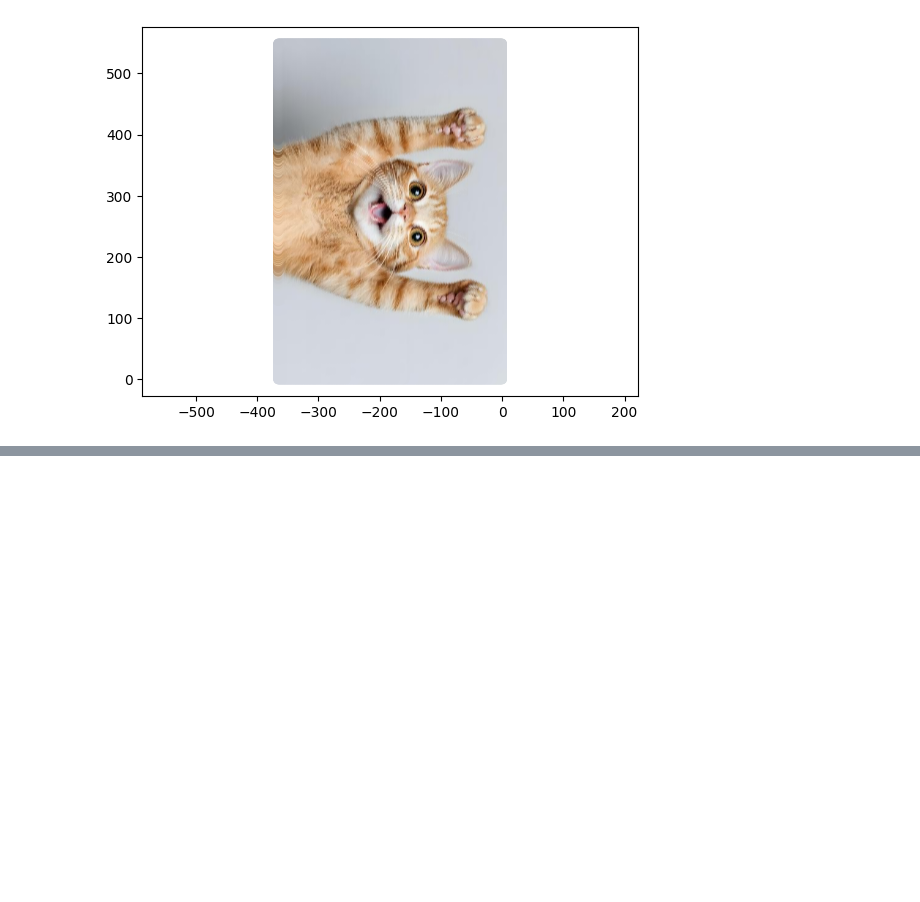
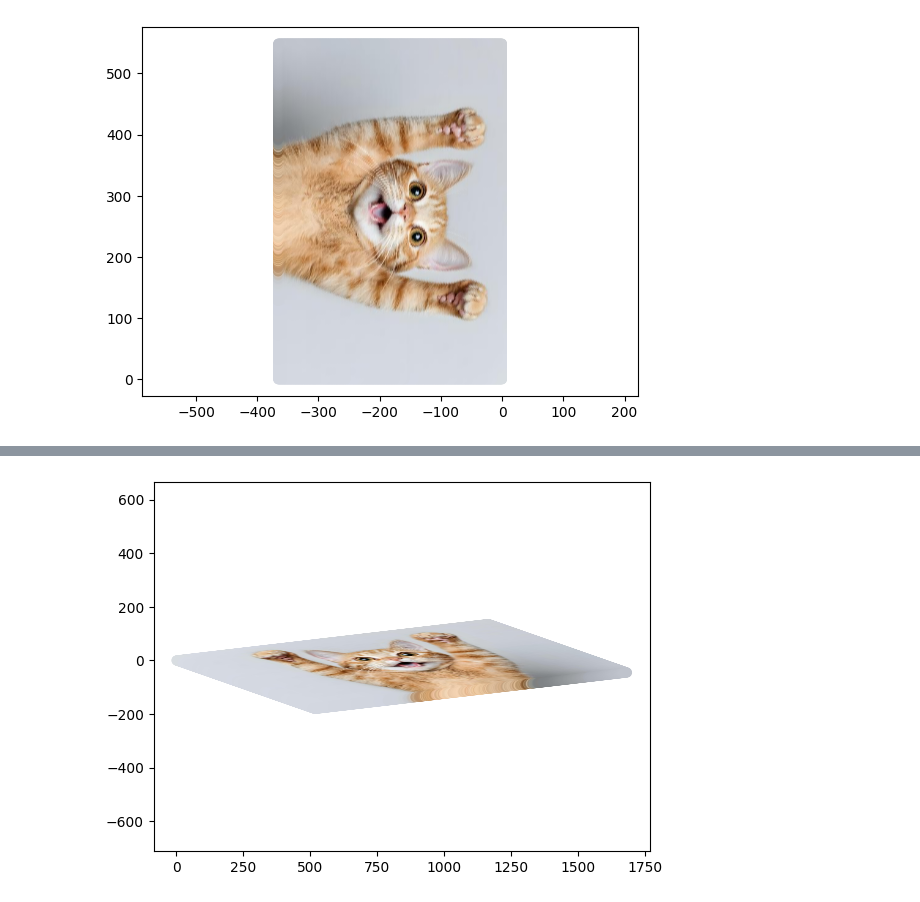
Before and after one commit to AnnaAkhlamova/lab1_linear_algebra, a Jupyter notebook: lab1.ipynb, the cells around one changed output, grey strips where cells are left out. Saved outputs shown, nothing was run; the diff lists cells and outputs as text; code cells hidden in the pictures; blank space fills up the shorter version.

```diff
--- a/lab1.ipynb
+++ b/lab1.ipynb
@@ -105,0 +118,6 @@ convert_back(ref)
+# %%
+rot_shear=rotation(shearted, 45)
+rot_shear_stretch=stretch(rot_shear, 2.0, 0.7)
+convert_back(rot_shear_stretch)
+# %% [output]
+[figure, added]
```
Also changed, not shown: parts of 11 cells of this notebook.
